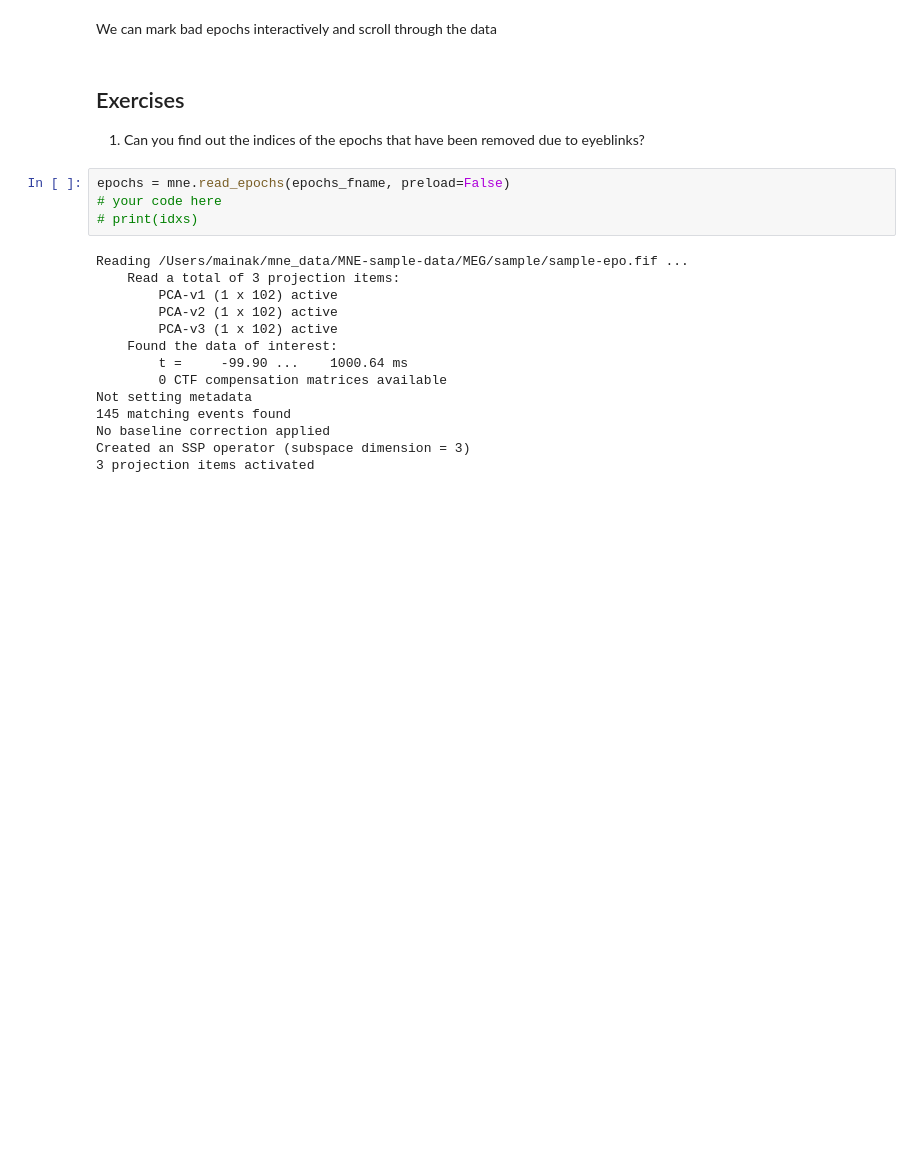
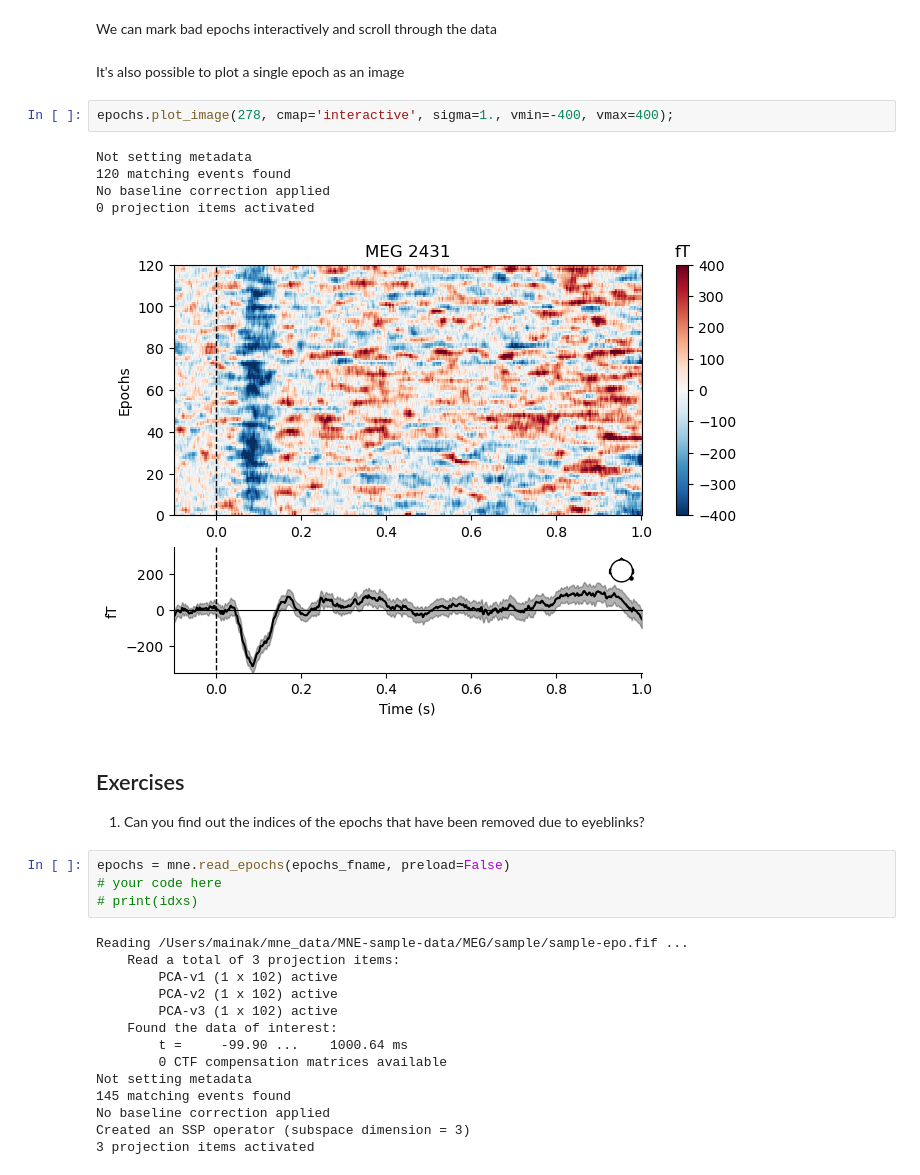
Before and after one commit to jasmainak/mne-workshop-mit, a Jupyter notebook: 01-raw_to_evoked.ipynb, the cells around one changed output. Saved outputs shown, nothing was run; the diff lists cells and outputs as text; blank space fills up the shorter version.

```diff
--- a/01-raw_to_evoked.ipynb
+++ b/01-raw_to_evoked.ipynb
@@ -378,5 +505,15 @@ Loading data for 20 events and 662 original time points ...
 # %% [markdown]
 We can mark bad epochs interactively and scroll through the data
+# %% [markdown]
+It's also possible to plot a single epoch as an image
+# %%
+epochs.plot_image(278, cmap='interactive', sigma=1., vmin=-400, vmax=400);
+# %% [output]
+Not setting metadata
+120 matching events found
+No baseline correction applied
+0 projection items activated
+[figure, added]
 # %% [markdown]
 Exercises
 --------------
```
Also changed, not shown: parts of 34 cells of this notebook, 1 other file.
